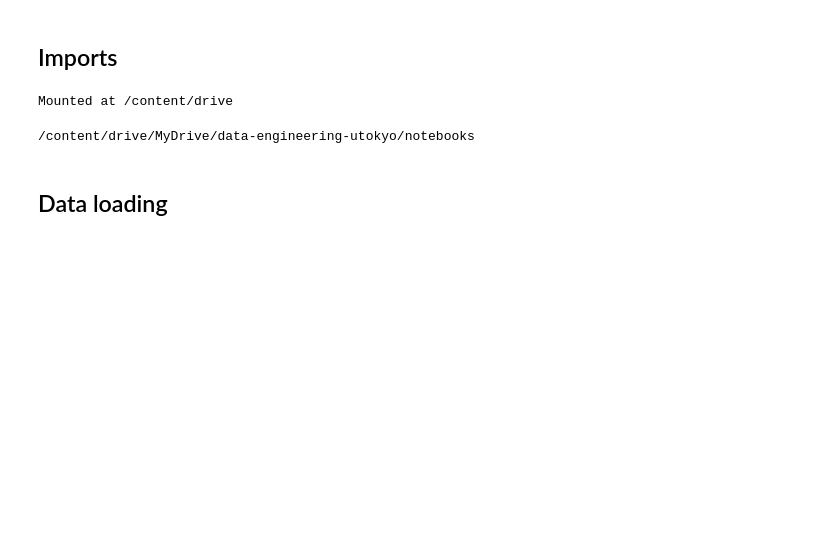
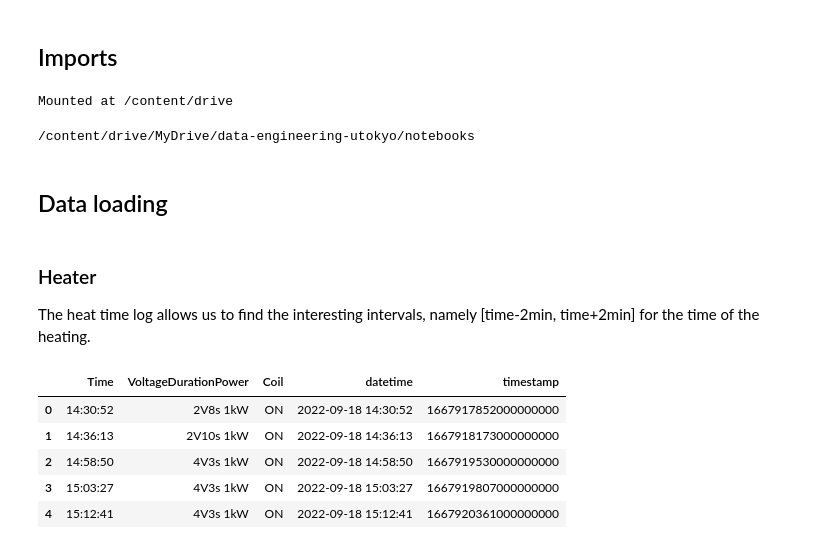
Before and after one commit to romanwixinger/data-engineering-utokyo, a Jupyter notebook: src/notebooks/source_union.ipynb, the cells around one changed output. Saved outputs shown, nothing was run; the diff lists cells and outputs as text; code cells hidden in the pictures; blank space fills up the shorter version.

```diff
--- a/src/notebooks/source_union.ipynb
+++ b/src/notebooks/source_union.ipynb
@@ -79,3 +82,23 @@ from src.recorders.file_recorder import FileRecorder
 from src.analyses.ssd_analysis import SSDAnalysis
 # %% [markdown]
 ## Data loading
+# %% [markdown]
+### Heater
+The heat time log allows us to find the interesting intervals, namely [time-2min, time+2min] for the time of the heating.
+# %%
+heat_fp_18 = filepath_drive + "/HeatTimeLog/" + "20220918BT.csv"
+heat_fp_19 = filepath_drive + "/HeatTimeLog/" + "20220919BT.csv"
+day_18 = "2022-09-18-"
+day_19 = "2022-09-19-"
+# %%
+ht_df_18 = HeatTimeRecorder(heat_fp_18, day_18).get_table()
+ht_df_19 = HeatTimeRecorder(heat_fp_19, day_19).get_table()
+# %%
+ht_df_18.head(5)
+# %% [output]
+|  | Time | VoltageDurationPower | Coil | datetime | timestamp |
+| 0 | 14:30:52 | 2V8s 1kW | ON | 2022-09-18 14:30:52 | 1667917852000000000 |
+| 1 | 14:36:13 | 2V10s 1kW | ON | 2022-09-18 14:36:13 | 1667918173000000000 |
+| 2 | 14:58:50 | 4V3s 1kW | ON | 2022-09-18 14:58:50 | 1667919530000000000 |
+| 3 | 15:03:27 | 4V3s 1kW | ON | 2022-09-18 15:03:27 | 1667919807000000000 |
+| 4 | 15:12:41 | 4V3s 1kW | ON | 2022-09-18 15:12:41 | 1667920361000000000 |
```
Also changed, not shown: parts of 8 cells of this notebook.
